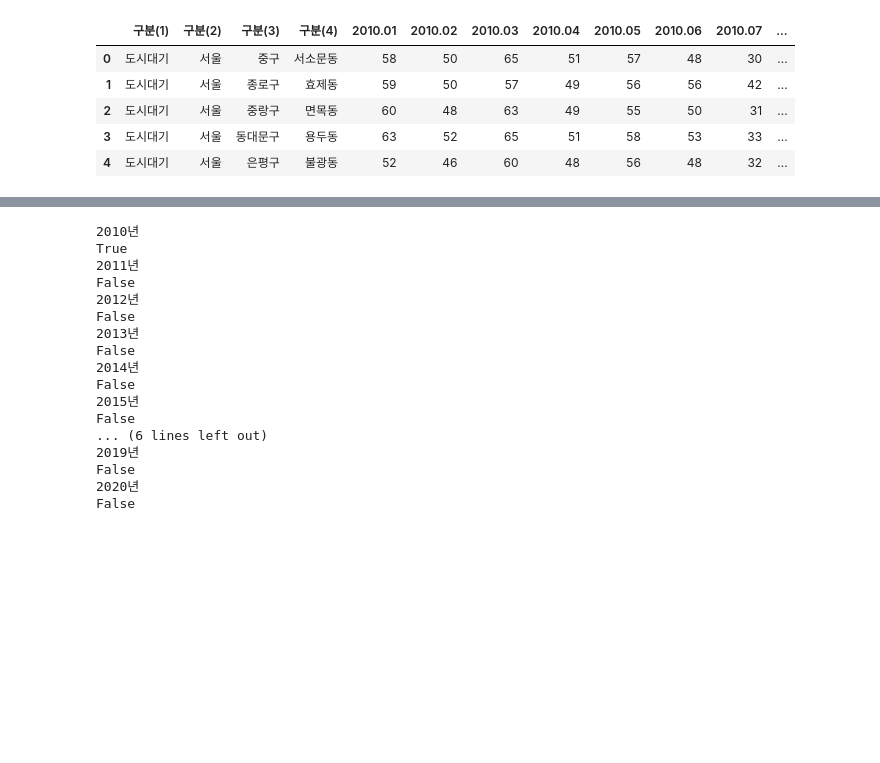
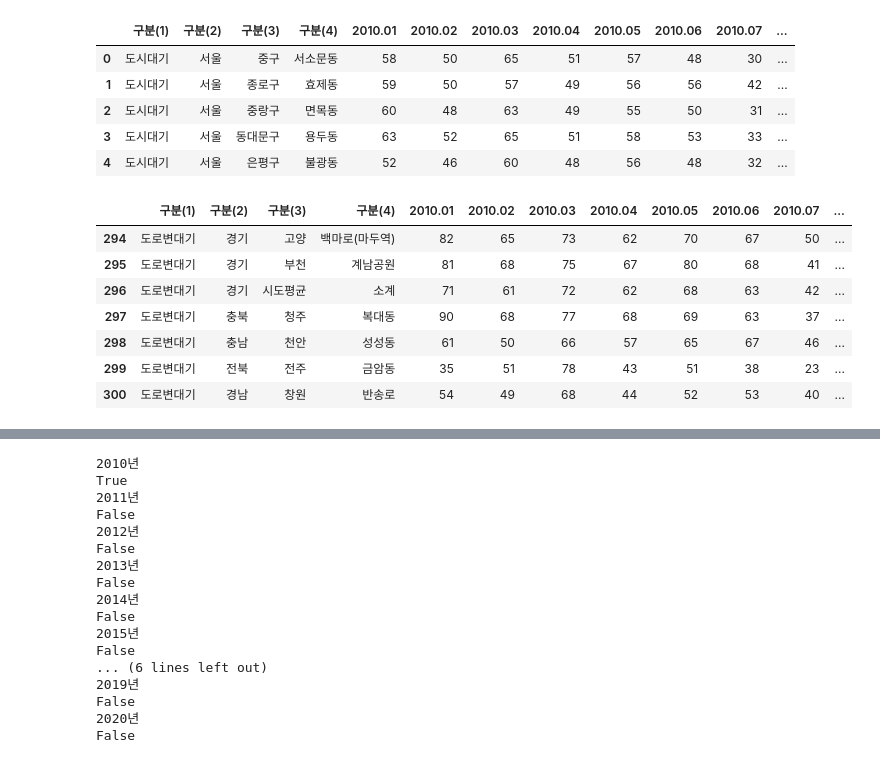
Before and after one commit to KimYeonWook511/PM10_Analysis, a Jupyter notebook: Code/PM10_Analysis.ipynb, the cells around one changed output, grey strips where cells are left out. Saved outputs shown, nothing was run; the diff lists cells and outputs as text; code cells hidden in the pictures; blank space fills up the shorter version.

```diff
--- a/Code/PM10_Analysis.ipynb
+++ b/Code/PM10_Analysis.ipynb
@@ -121,6 +98,18 @@ df_dic['2010년'].head() # default 5
 | 2 | 도시대기 | 서울 | 중랑구 | 면목동 | 60 | 48 | 63 | 49 | 55 | 50 | 31 | ... |
 | 3 | 도시대기 | 서울 | 동대문구 | 용두동 | 63 | 52 | 65 | 51 | 58 | 53 | 33 | ... |
 | 4 | 도시대기 | 서울 | 은평구 | 불광동 | 52 | 46 | 60 | 48 | 56 | 48 | 32 | ... |
+# %%
+# 미세먼지 데이터프레임 뒷부분 7행
+df_dic['2010년'].tail(7)
+# %% [output]
+|  | 구분(1) | 구분(2) | 구분(3) | 구분(4) | 2010.01 | 2010.02 | 2010.03 | 2010.04 | 2010.05 | 2010.06 | 2010.07 | ... |
+| 294 | 도로변대기 | 경기 | 고양 | 백마로(마두역) | 82 | 65 | 73 | 62 | 70 | 67 | 50 | ... |
+| 295 | 도로변대기 | 경기 | 부천 | 계남공원 | 81 | 68 | 75 | 67 | 80 | 68 | 41 | ... |
+| 296 | 도로변대기 | 경기 | 시도평균 | 소계 | 71 | 61 | 72 | 62 | 68 | 63 | 42 | ... |
+| 297 | 도로변대기 | 충북 | 청주 | 복대동 | 90 | 68 | 77 | 68 | 69 | 63 | 37 | ... |
+| 298 | 도로변대기 | 충남 | 천안 | 성성동 | 61 | 50 | 66 | 57 | 65 | 67 | 46 | ... |
+| 299 | 도로변대기 | 전북 | 전주 | 금암동 | 35 | 51 | 78 | 43 | 51 | 38 | 23 | ... |
+| 300 | 도로변대기 | 경남 | 창원 | 반송로 | 54 | 49 | 68 | 44 | 52 | 53 | 40 | ... |
 # %%
 # 함수 정의
 def changeColumns(df): # 데이터프레임의 컬럼명을 변경하는 함수
```
Also changed, not shown: parts of 12 cells of this notebook.
